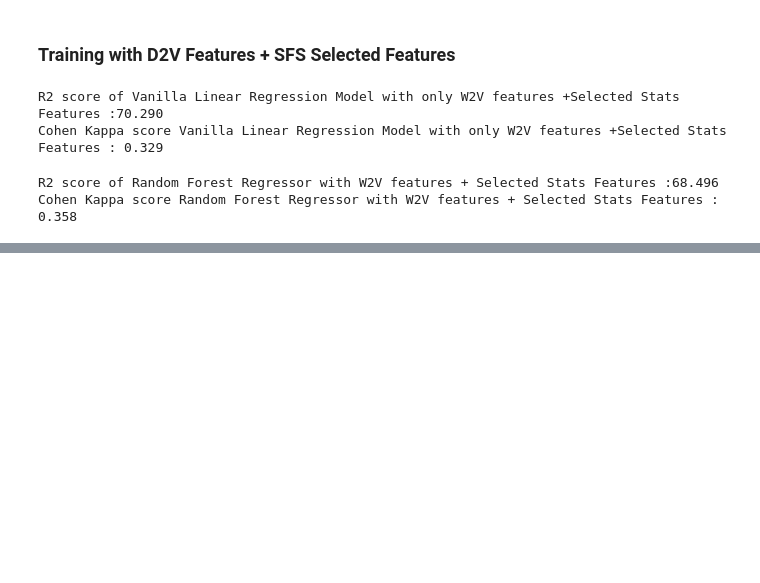
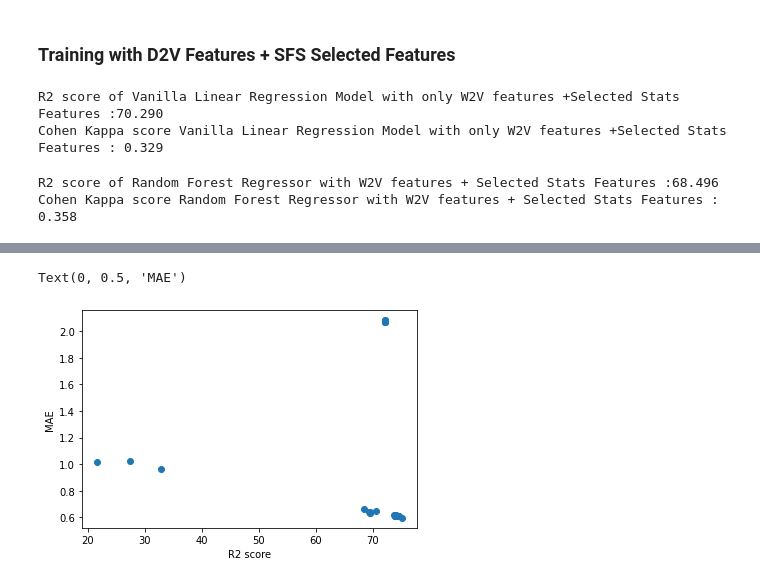
Before and after one commit to mustafabawany/IntelliTech, a Jupyter notebook: Model_Training.ipynb, the cells around one changed output, grey strips where cells are left out. Cells and saved outputs as stored; diff of their text form; code cells hidden in the pictures; blank space fills up the shorter version.

Commit message:
model selection

```diff
--- a/Model_Training.ipynb
+++ b/Model_Training.ipynb
@@ -832,0 +879,3 @@ log_df.tail()
+# %%
+log_df = pd.read_csv("Model_Tracking.csv", index_col=[0])
+log_df.head()
@@ -832,0 +889,7 @@ log_df.tail()
+# %%
+plt.scatter(log_df['r2-score'], log_df['mae'])
+plt.xlabel('R2 score')
+plt.ylabel('MAE')
+# %% [output]
+Text(0, 0.5, 'MAE')
+[figure, added]
```
Also changed, not shown: parts of 19 cells of this notebook, 1 other file.
